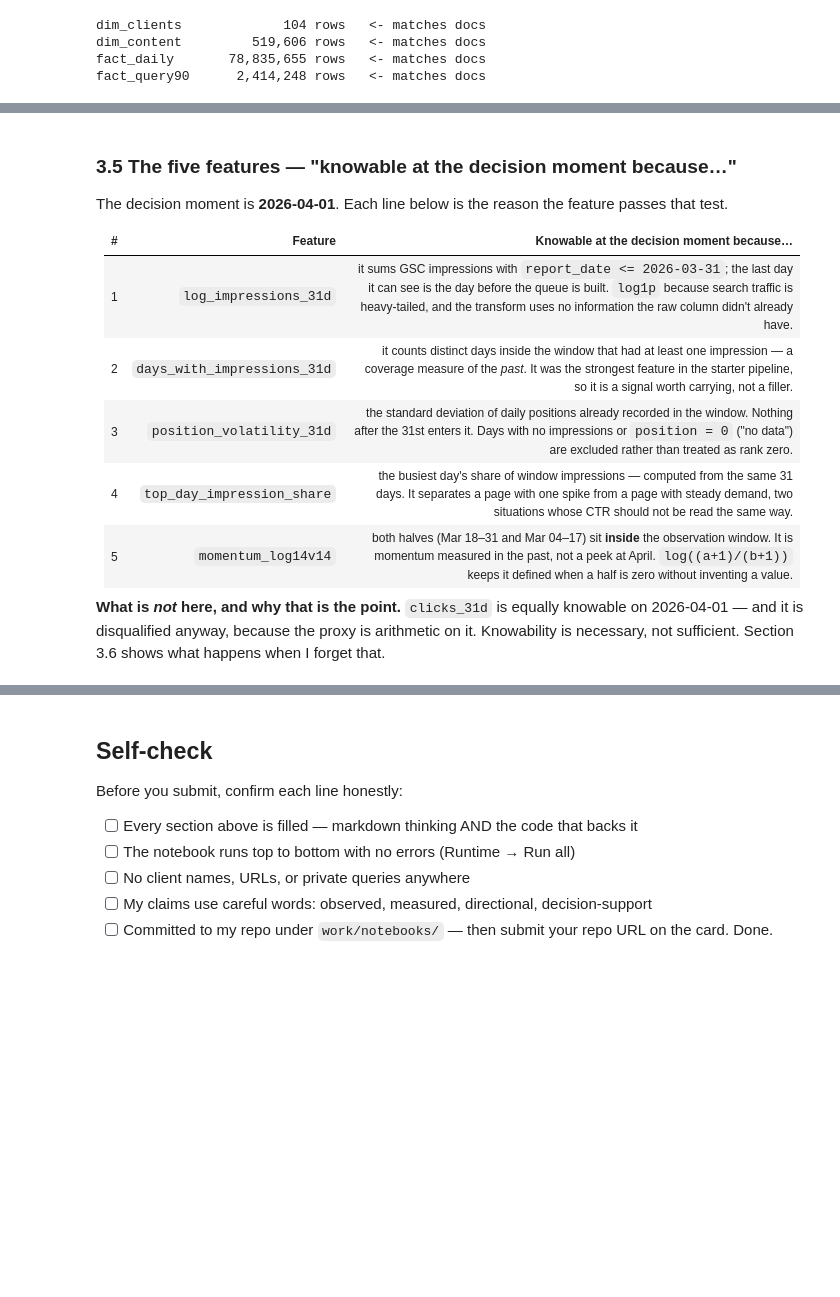
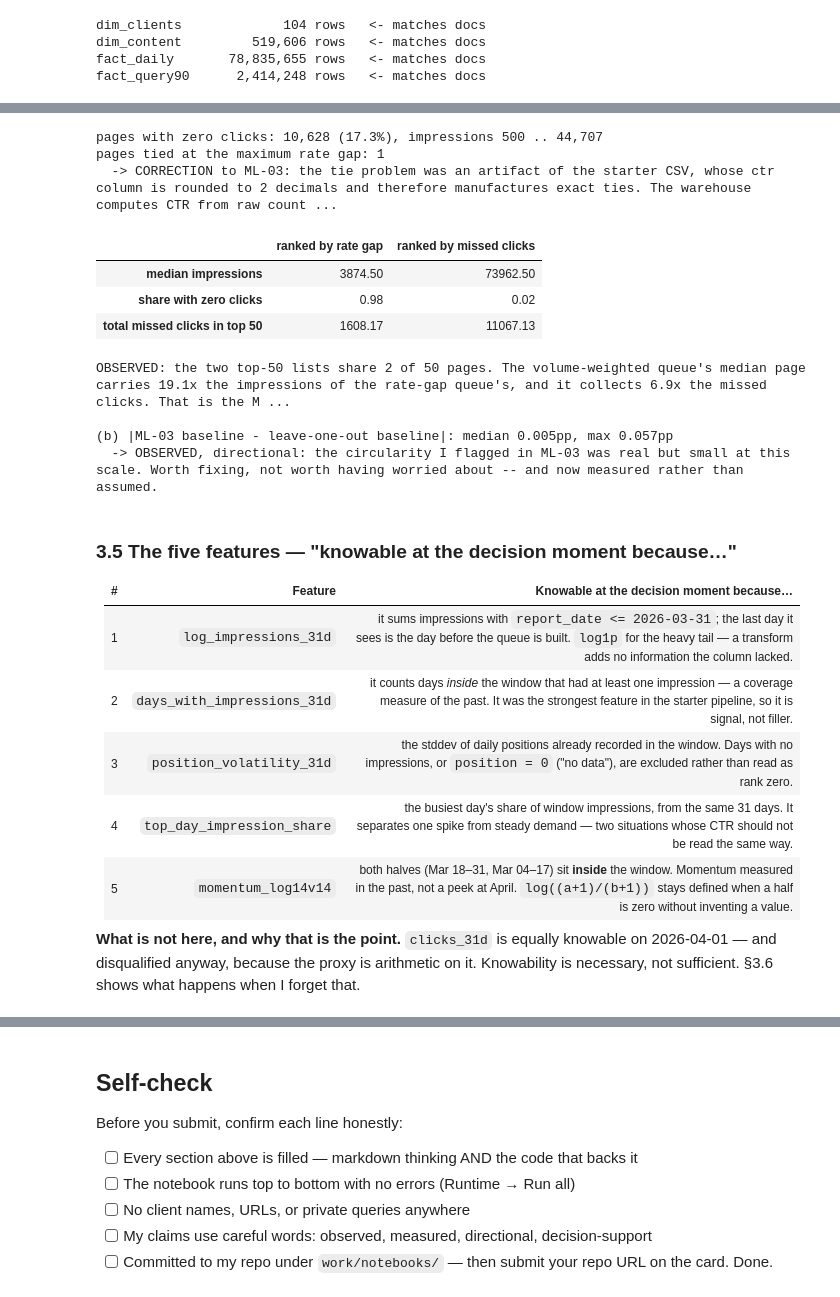
Before and after one commit to widadfatimakhan/flyrank-internship-ml, a Jupyter notebook: work/notebooks/w03_data_contract.ipynb, the cells around one changed output, grey strips where cells are left out. Cells and saved outputs as stored; diff of their text form; code cells hidden in the pictures; blank space fills up the shorter version.

```diff
--- a/work/notebooks/w03_data_contract.ipynb
+++ b/work/notebooks/w03_data_contract.ipynb
@@ -677,17 +623,66 @@ pages with zero clicks in the window: 10,783 (17.4%)
+# %%
+# --- Did my two ML-03 limitations survive contact with real data? -----------
+# (a) ML-03: zero-CTR pages all TIE at the maximum score regardless of volume.
+v1_ties = (lane["ctr_gap_pp"] == lane["ctr_gap_pp"].max()).sum()
+zero_clicks = lane[lane["clicks_31d"] == 0]
+print(f"pages with zero clicks: {len(zero_clicks):,} ({len(zero_clicks)/len(lane):.1%}), "
+      f"impressions {zero_clicks.impressions_31d.min():,.0f} .. {zero_clicks.impressions_31d.max():,.0f}")
+print(f"pages tied at the maximum rate gap: {v1_ties:,}")
+print("  -> CORRECTION to ML-03: the tie problem was an artifact of the starter CSV, whose ctr column "
+      "is rounded to 2 decimals and therefore manufactures exact ties. The warehouse computes CTR "
+      "from raw counts, so exact ties essentially vanish.\n")
+
+# The real problem is not ties, it is composition -- so measure that instead.
+top_rate = lane.nlargest(50, "ctr_gap_pp")
+top_vol  = lane.nlargest(50, "expected_missed_clicks")
+comp = pd.DataFrame({
+    "ranked by rate gap":      [top_rate.impressions_31d.median(),
+                                (top_rate.clicks_31d == 0).mean(),
+                                top_rate.expected_missed_clicks.sum()],
+    "ranked by missed clicks": [top_vol.impressions_31d.median(),
+                                (top_vol.clicks_31d == 0).mean(),
+                                top_vol.expected_missed_clicks.sum()],
+}, index=["median impressions", "share with zero clicks", "total missed clicks in top 50"]).round(2)
+display(comp)
+overlap = len(set(top_rate.index) & set(top_vol.index))
+ratio   = top_vol.impressions_31d.median() / max(top_rate.impressions_31d.median(), 1)
+print(f"OBSERVED: the two top-50 lists share {overlap} of 50 pages. The volume-weighted queue's median "
+      f"page carries {ratio:.1f}x the impressions of the rate-gap queue's, and it collects "
+      f"{top_vol.expected_missed_clicks.sum() / max(top_rate.expected_missed_clicks.sum(), 1):.1f}x the "
+      f"missed clicks. That is the ML-03 limitation closed -- as composition, not as ties: the rate "
+      f"gap alone cannot tell a big opportunity from a tiny one.\n")
+
+# (b) ML-03: the tier baseline included the page being scored (circularity).
+naive = lane.groupby("position_tier")["ctr_pp"].transform("mean")   # ML-03 style: self-included mean of rates
+shift = (naive - lane["peer_pp"]).abs()
+print(f"(b) |ML-03 baseline - leave-one-out baseline|: median {shift.median():.3f}pp, "
+      f"max {shift.max():.3f}pp")
+print("  -> OBSERVED, directional: the circularity I flagged in ML-03 was real but small at this "
+      "scale. Worth fixing, not worth having worried about -- and now measured rather than assumed.")
+# %% [output]
+pages with zero clicks: 10,628 (17.3%), impressions 500 .. 44,707
+pages tied at the maximum rate gap: 1
+  -> CORRECTION to ML-03: the tie problem was an artifact of the starter CSV, whose ctr column is rounded to 2 decimals and therefore manufactures exact ties. The warehouse computes CTR from raw count ...
+|  | ranked by rate gap | ranked by missed clicks |
+| median impressions | 3874.50 | 73962.50 |
+| share with zero clicks | 0.98 | 0.02 |
+| total missed clicks in top 50 | 1608.17 | 11067.13 |
+OBSERVED: the two top-50 lists share 2 of 50 pages. The volume-weighted queue's median page carries 19.1x the impressions of the rate-gap queue's, and it collects 6.9x the missed clicks. That is the M ...
+
+(b) |ML-03 baseline - leave-one-out baseline|: median 0.005pp, max 0.057pp
+  -> OBSERVED, directional: the circularity I flagged in ML-03 was real but small at this scale. Worth fixing, not worth having worried about -- and now measured rather than assumed.
 # %% [markdown]
 ### 3.5 The five features — "knowable at the decision moment because…"
 
-The decision moment is **2026-04-01**. Each line below is the reason the feature passes that test.
-
 | # | Feature | Knowable at the decision moment because… |
 |---|---|---|
-| 1 | `log_impressions_31d` | it sums GSC impressions with `report_date <= 2026-03-31`; the last day it can see is the day before the queue is built. `log1p` because search traffic is heavy-tailed, and the transform uses no information the raw column didn't already have. |
-| 2 | `days_with_impressions_31d` | it counts distinct days inside the window that had at least one impression — a coverage measure of the *past*. It was the strongest feature in the starter pipeline, so it is a signal worth carrying, not a filler. |
-| 3 | `position_volatility_31d` | the standard deviation of daily positions already recorded in the window. Nothing after the 31st enters it. Days with no impressions or `position = 0` ("no data") are excluded rather than treated as rank zero. |
-| 4 | `top_day_impression_share` | the busiest day's share of window impressions — computed from the same 31 days. It separates a page with one spike from a page with steady demand, two situations whose CTR should not be read the same way. |
-| 5 | `momentum_log14v14` | both halves (Mar 18–31 and Mar 04–17) sit **inside** the observation window. It is momentum measured in the past, not a peek at April. `log((a+1)/(b+1))` keeps it defined when a half is zero without inventing a value. |
+| 1 | `log_impressions_31d` | it sums impressions with `report_date <= 2026-03-31`; the last day it sees is the day before the queue is built. `log1p` for the heavy tail — a transform adds no information the column lacked. |
+| 2 | `days_with_impressions_31d` | it counts days *inside* the window that had at least one impression — a coverage measure of the past. It was the strongest feature in the starter pipeline, so it is signal, not filler. |
+| 3 | `position_volatility_31d` | the stddev of daily positions already recorded in the window. Days with no impressions, or `position = 0` ("no data"), are excluded rather than read as rank zero. |
+| 4 | `top_day_impression_share` | the busiest day's share of window impressions, from the same 31 days. It separates one spike from steady demand — two situations whose CTR should not be read the same way. |
+| 5 | `momentum_log14v14` | both halves (Mar 18–31, Mar 04–17) sit **inside** the window. Momentum measured in the past, not a peek at April. `log((a+1)/(b+1))` stays defined when a half is zero without inventing a value. |
 
-**What is *not* here, and why that is the point.** `clicks_31d` is equally knowable on 2026-04-01
-— and it is disqualified anyway, because the proxy is arithmetic on it. Knowability is necessary,
-not sufficient. Section 3.6 shows what happens when I forget that.
+**What is not here, and why that is the point.** `clicks_31d` is equally knowable on 2026-04-01 — and
+disqualified anyway, because the proxy is arithmetic on it. Knowability is necessary, not sufficient.
+§3.6 shows what happens when I forget that.
 # %%
```
Also changed, not shown: parts of 30 cells of this notebook.
